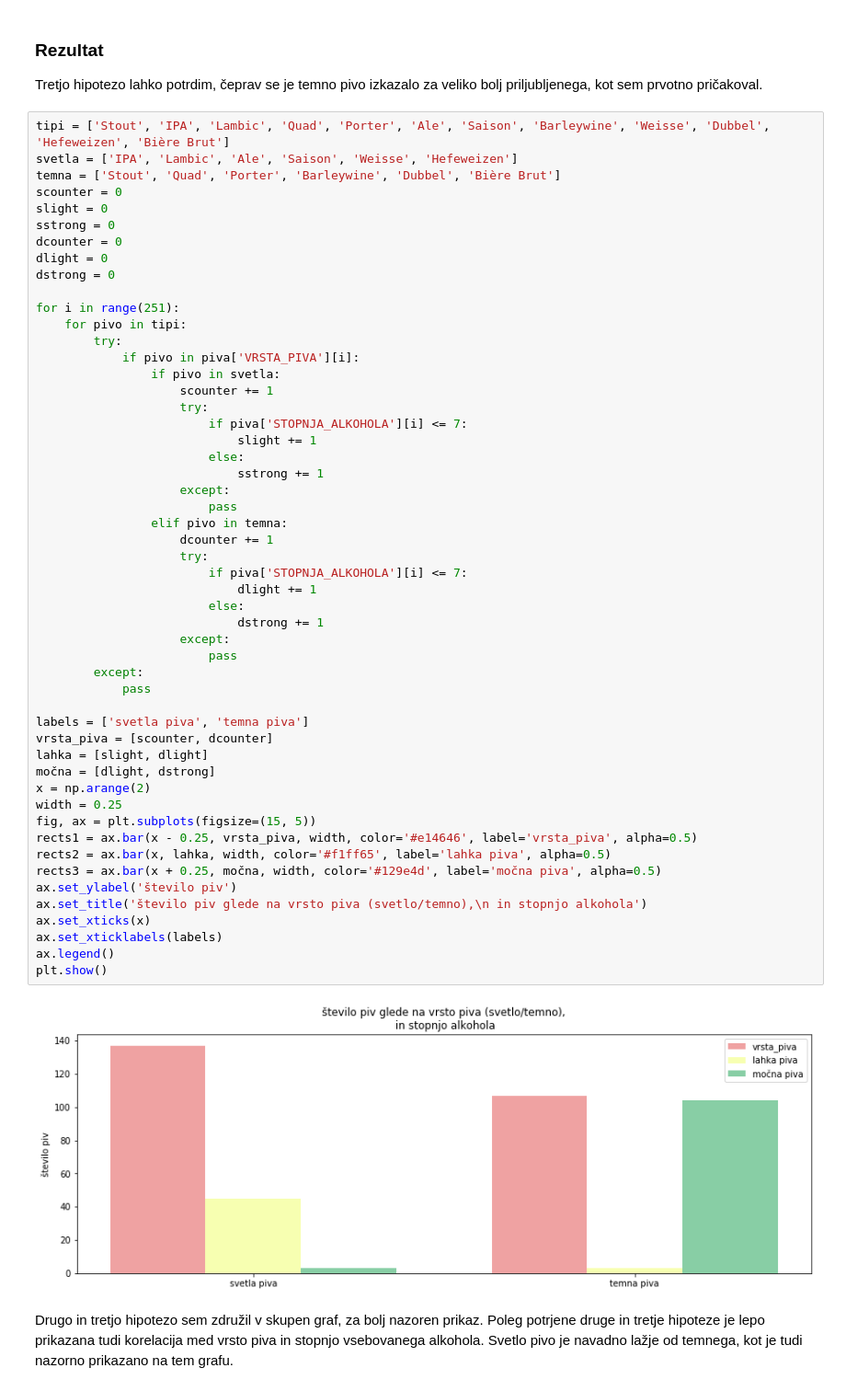
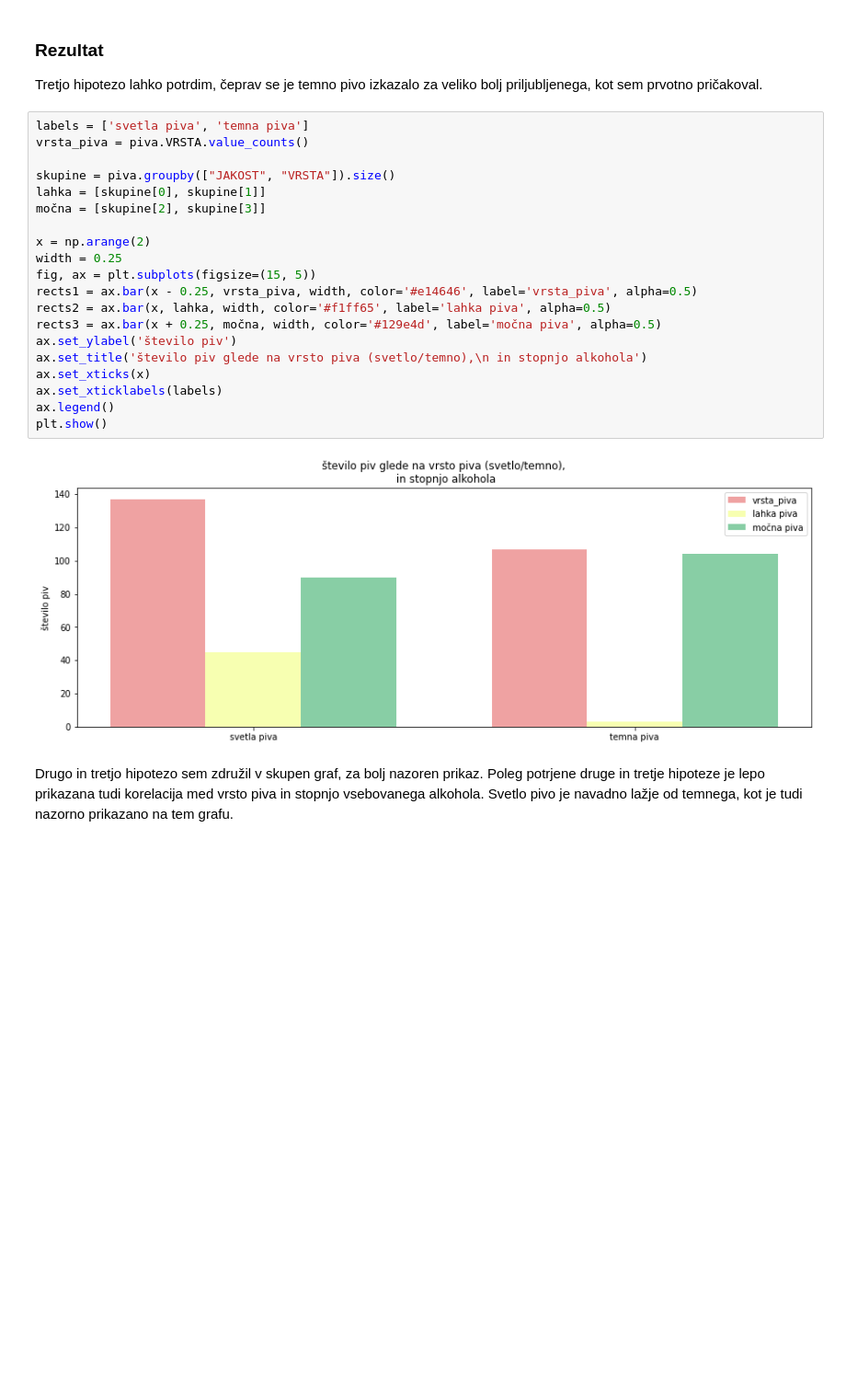
Before and after one commit to nkovacic99/beer_ratings, a Jupyter notebook: beer_ratings.ipynb, the cells around one changed output. Shown at 92% size. Drawn from its saved outputs; the diff is of its cells as text; blank space fills up the shorter version.

```diff
--- a/beer_ratings.ipynb
+++ b/beer_ratings.ipynb
@@ -220,58 +229,26 @@ plt.show()
 ### Rezultat
 Tretjo hipotezo lahko potrdim, čeprav se je temno pivo izkazalo za veliko bolj priljubljenega, kot sem prvotno pričakoval.
 # %%
-tipi = ['Stout', 'IPA', 'Lambic', 'Quad', 'Porter', 'Ale', 'Saison', 'Barleywine', 'Weisse', 'Dubbel', 'Hefeweizen', 'Bière Brut']
-svetla = ['IPA', 'Lambic', 'Ale', 'Saison', 'Weisse', 'Hefeweizen']
-temna = ['Stout', 'Quad', 'Porter', 'Barleywine', 'Dubbel', 'Bière Brut']
-scounter = 0
-slight = 0
-sstrong = 0
-dcounter = 0
-dlight = 0
-dstrong = 0
+labels = ['svetla piva', 'temna piva']
+vrsta_piva = piva.VRSTA.value_counts()
 
-for i in range(251):
-    for pivo in tipi:
-        try:
-            if pivo in piva['VRSTA_PIVA'][i]:
-                if pivo in svetla:
-                    scounter += 1
-                    try:
-                        if piva['STOPNJA_ALKOHOLA'][i] <= 7:
-                            slight += 1
-                        else:
-                            sstrong += 1
-                    except:
-                        pass
-                elif pivo in temna:
-                    dcounter += 1
-                    try:
-                        if piva['STOPNJA_ALKOHOLA'][i] <= 7:
-                            dlight += 1
-                        else:
-                            dstrong += 1
-                    except:
-                        pass
-        except:
-            pass
+skupine = piva.groupby(["JAKOST", "VRSTA"]).size()
+lahka = [skupine[0], skupine[1]]
+močna = [skupine[2], skupine[3]]
 
-labels = ['svetla piva', 'temna piva']
-vrsta_piva = [scounter, dcounter]
-lahka = [slight, dlight]
-močna = [dlight, dstrong]
 x = np.arange(2)
 width = 0.25
 fig, ax = plt.subplots(figsize=(15, 5))
 rects1 = ax.bar(x - 0.25, vrsta_piva, width, color='#e14646', label='vrsta_piva', alpha=0.5)
 rects2 = ax.bar(x, lahka, width, color='#f1ff65', label='lahka piva', alpha=0.5)
 rects3 = ax.bar(x + 0.25, močna, width, color='#129e4d', label='močna piva', alpha=0.5)
 ax.set_ylabel('število piv')
 ax.set_title('število piv glede na vrsto piva (svetlo/temno),\n in stopnjo alkohola')
 ax.set_xticks(x)
 ax.set_xticklabels(labels)
 ax.legend()
 plt.show()
 # %% [output]
-[figure, old version]
+[figure, new version]
 # %% [markdown]
 Drugo in tretjo hipotezo sem združil v skupen graf, za bolj nazoren prikaz. Poleg potrjene druge in tretje hipoteze je lepo prikazana tudi korelacija med vrsto piva in stopnjo vsebovanega alkohola. Svetlo pivo je navadno lažje od temnega, kot je tudi nazorno prikazano na tem grafu.
```
Also changed, not shown: parts of 19 cells of this notebook.
